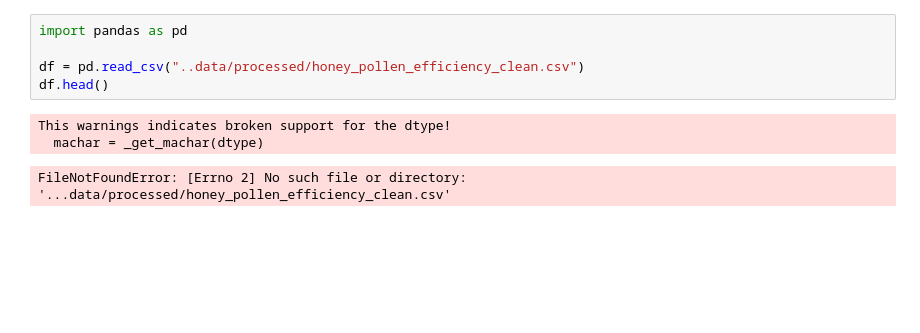
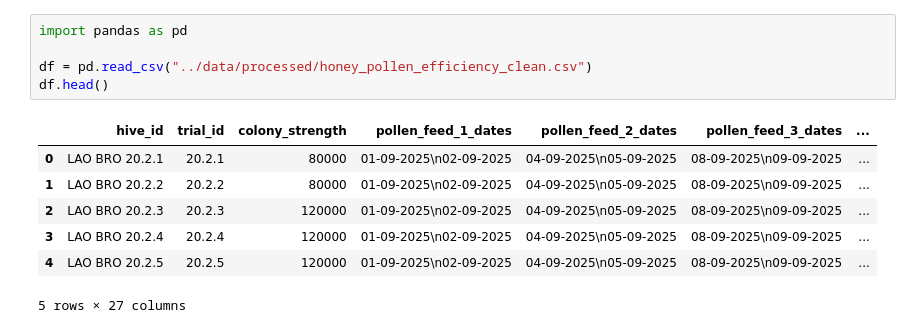
Before and after one commit to dmontelucas/bee-honey-efficiency-analysis, a Jupyter notebook: notebooks/02_exploratory_analysis.ipynb, the cells around one changed output. Drawn from its saved outputs; the diff is of its cells as text; blank space fills up the shorter version.

```diff
--- a/notebooks/02_exploratory_analysis.ipynb
+++ b/notebooks/02_exploratory_analysis.ipynb
@@ -1,11 +1,15 @@
 # %%
 import pandas as pd
 
-df = pd.read_csv("..data/processed/honey_pollen_efficiency_clean.csv")
+df = pd.read_csv("../data/processed/honey_pollen_efficiency_clean.csv")
 df.head()
 # %% [output]
+|  | hive_id | trial_id | colony_strength | pollen_feed_1_dates | pollen_feed_2_dates | pollen_feed_3_dates | ... |
+| 0 | LAO BRO 20.2.1 | 20.2.1 | 80000 | 01-09-2025\n02-09-2025 | 04-09-2025\n05-09-2025 | 08-09-2025\n09-09-2025 | ... |
+| 1 | LAO BRO 20.2.2 | 20.2.2 | 80000 | 01-09-2025\n02-09-2025 | 04-09-2025\n05-09-2025 | 08-09-2025\n09-09-2025 | ... |
+| 2 | LAO BRO 20.2.3 | 20.2.3 | 120000 | 01-09-2025\n02-09-2025 | 04-09-2025\n05-09-2025 | 08-09-2025\n09-09-2025 | ... |
+| 3 | LAO BRO 20.2.4 | 20.2.4 | 120000 | 01-09-2025\n02-09-2025 | 04-09-2025\n05-09-2025 | 08-09-2025\n09-09-2025 | ... |
+| 4 | LAO BRO 20.2.5 | 20.2.5 | 120000 | 01-09-2025\n02-09-2025 | 04-09-2025\n05-09-2025 | 08-09-2025\n09-09-2025 | ... |
-This warnings indicates broken support for the dtype!
-  machar = _get_machar(dtype)
+5 rows × 27 columns
-FileNotFoundError: [Errno 2] No such file or directory: '...data/processed/honey_pollen_efficiency_clean.csv'
 # %%
 df.describe()
```
Also changed, not shown: parts of 10 cells of this notebook, 6 other files.
